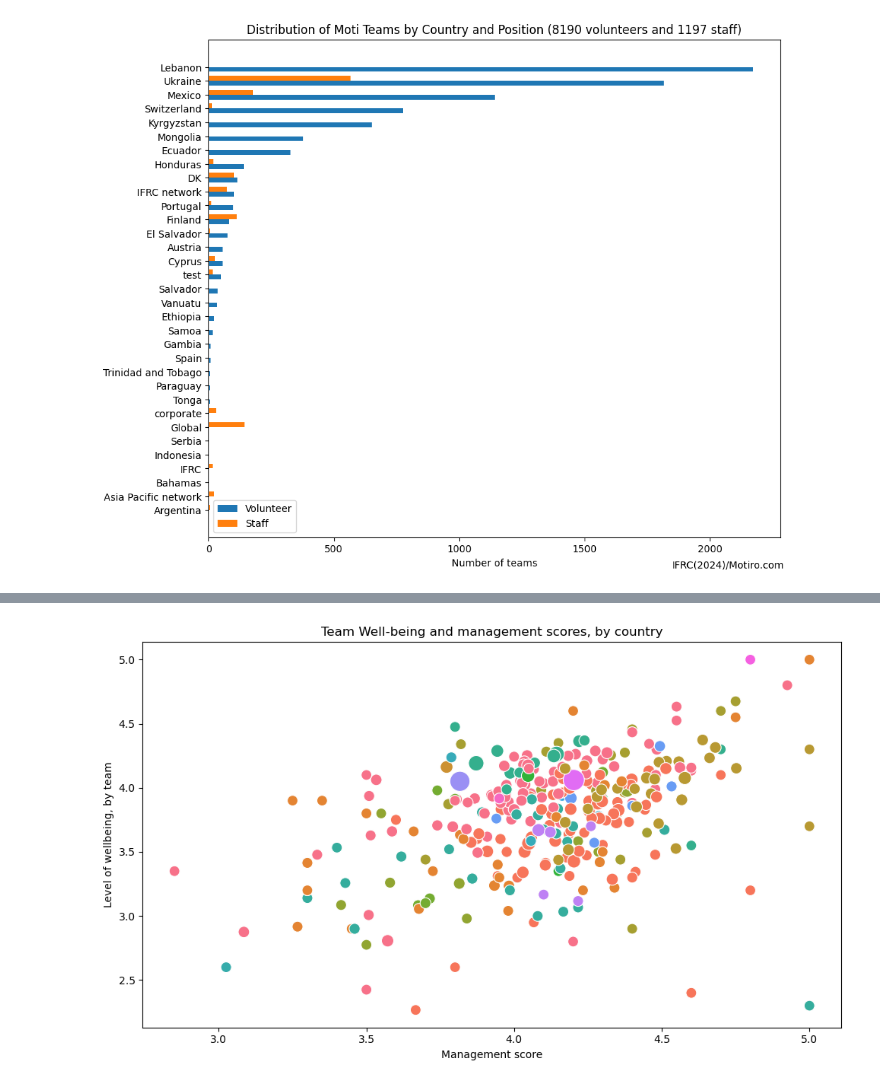
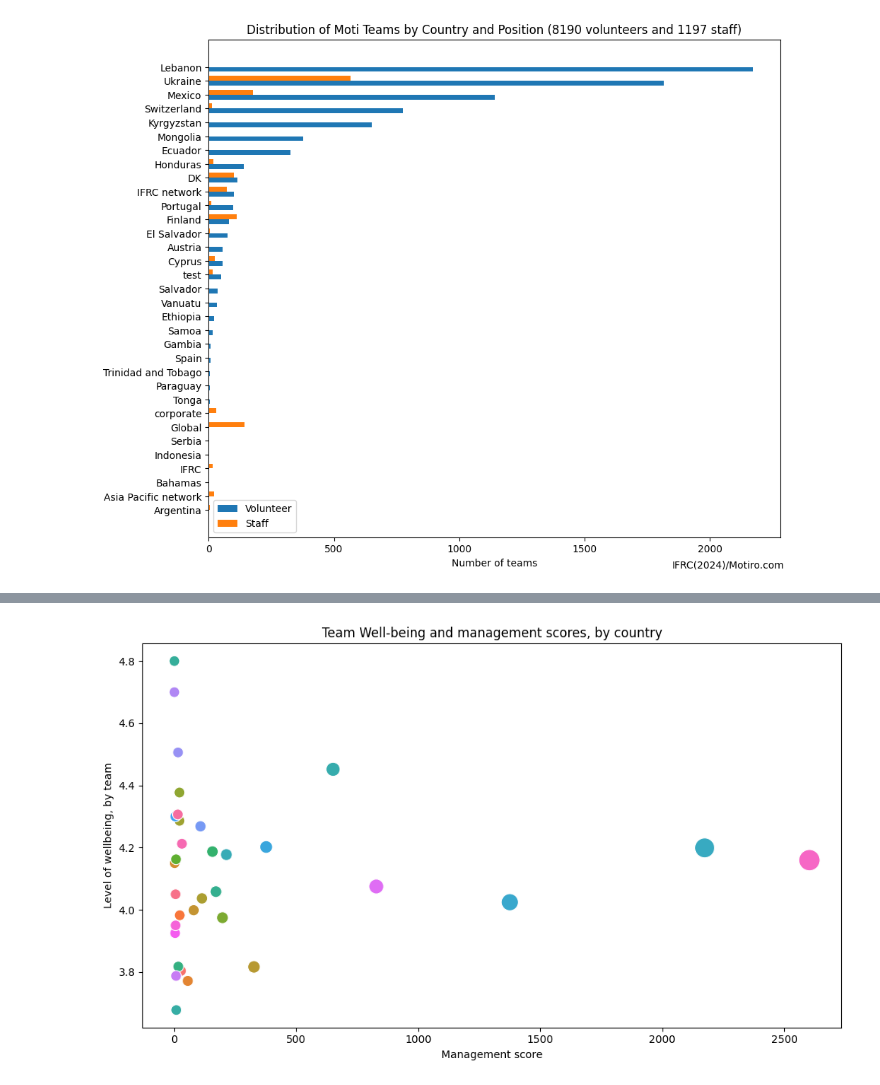
Before and after one commit to gabrielpictet/Motiro, a Jupyter notebook: DataDescription.ipynb, the cells around one changed output, grey strips where cells are left out. Drawn from its saved outputs; the diff is of its cells as text; code cells hidden in the pictures.

Commit message:
Corrected data inputs and rationalised order of notebook cells

```diff
--- a/DataDescription.ipynb
+++ b/DataDescription.ipynb
@@ -288,12 +412,13 @@ plt.show()
 # SNS SCATTER PLOT COMPARING TEAM SIZES FOR STAFF AND VOLUNTEER - BY COUNTRY
 
 # Read appropriate dataframe as defined in cell 2
+file_path = 'Country.csv'
 df = pd.read_csv(file_path, sep=",", encoding='utf-8')
 
 #Drop non RC, unknown and test responses
-df = df.drop(df[df.Region == 'corporate'].index)
-df = df.drop(df[df.Region == 'test'].index)
-df = df.drop(df[df.Region == 'DK'].index)
+df = df.drop(df[df.Country == 'corporate'].index)
+df = df.drop(df[df.Country == 'test'].index)
+df = df.drop(df[df.Country == 'DK'].index)
 
 # Convert 'TeamSize' column to numeric
 df['size (n)'] = pd.to_numeric(df['size (n)'], errors='coerce')
@@ -457,42 +584,45 @@ ValueError: Could not interpret value `Well-being` for `y`. An entry with this n
 df = pd.read_csv(file_path, sep=",", encoding='utf-8')
 
 #Drop non RC, unknown and test responses
-df = df.drop(df[df.Region == 'corporate'].index)
-df = df.drop(df[df.Region == 'test'].index)
-df = df.drop(df[df.Region == 'DK'].index)
+df = df.drop(df[df.Country == 'corporate'].index)
+df = df.drop(df[df.Country == 'test'].index)
+df = df.drop(df[df.Country == 'DK'].index)
 
 # Convert 'TeamSize' column to numeric
 df['size (n)'] = pd.to_numeric(df['size (n)'], errors='coerce')
 
+# Create Management column
+df['Management'] = df['Management_mean']
+
 # Create the scatter plot using Seaborn
 plt.figure(figsize=(10, 6))
-sns.scatterplot(data=df, x='Management', y='Well-being',
-                hue='country', size='size (n)', sizes=(100, 400),
+sns.scatterplot(data=df, x='size (n)', y='Management',
+                hue='Country', size='size (n)', sizes=(100, 400),
                 legend=False)
 
 # Set both axes to a log scale
 #plt.xscale('log')
 #plt.yscale('log')
 
 # Customize the axis labels to integers
 plt.gca().xaxis.set_major_formatter(ScalarFormatter())
 plt.gca().yaxis.set_major_formatter(ScalarFormatter())
 
 # Set the labels and title
 plt.xlabel('Management score')
 plt.ylabel('Level of wellbeing, by team')
 plt.title('Team Well-being and management scores, by country')
 
 # Customize the legend
 #legend = plt.legend(bbox_to_anchor=(0,1), loc='upper left', borderaxespad=0.,
 #                    ncol=6, frameon=False, facecolor=None, fontsize='small')
 #legend.set_title("Countries")
 
 # Adjust the layout to accommodate the y-axis labels
 plt.tight_layout()
 
 # Save and show the plot
 plt.savefig('Well-being_by_country.png')
 plt.show()
 # %% [output]
-[figure, old version]
+[figure, new version]
```
Also changed, not shown: parts of 9 cells of this notebook.
